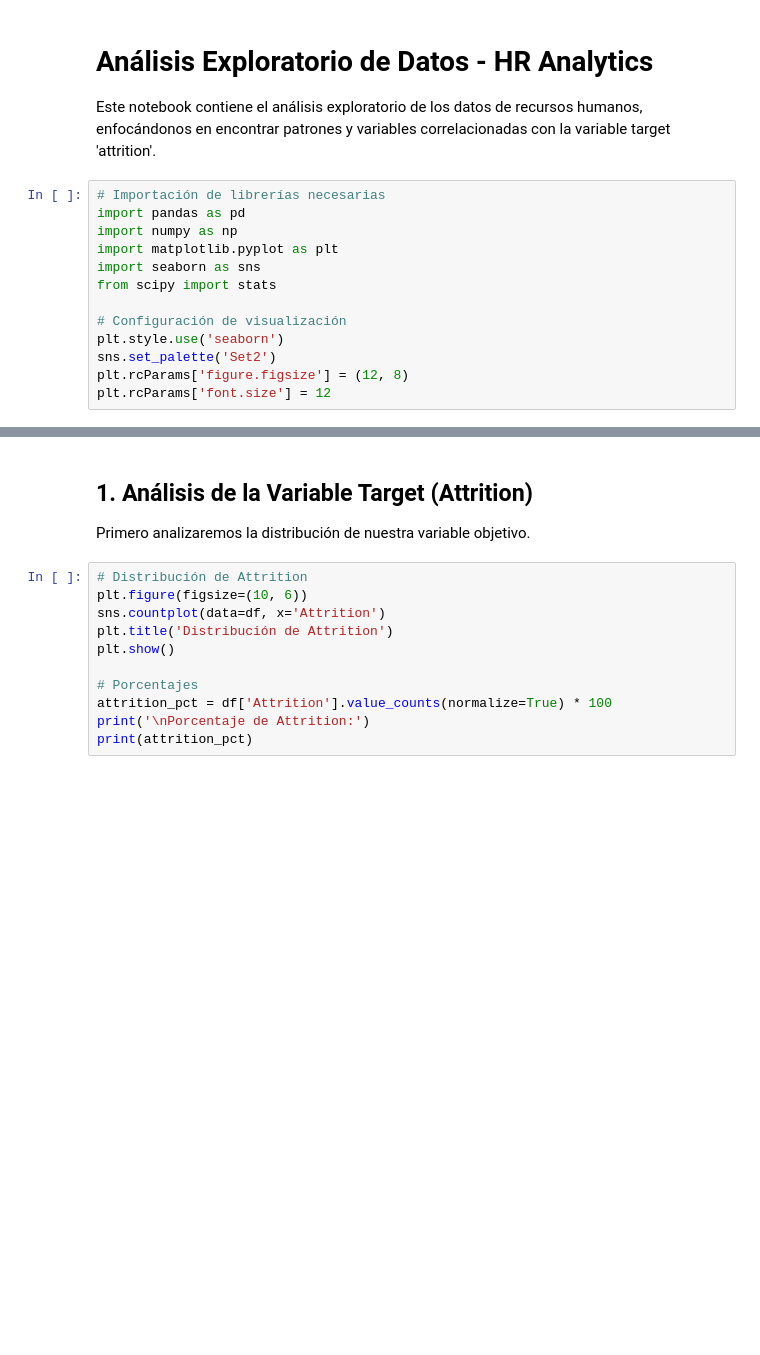
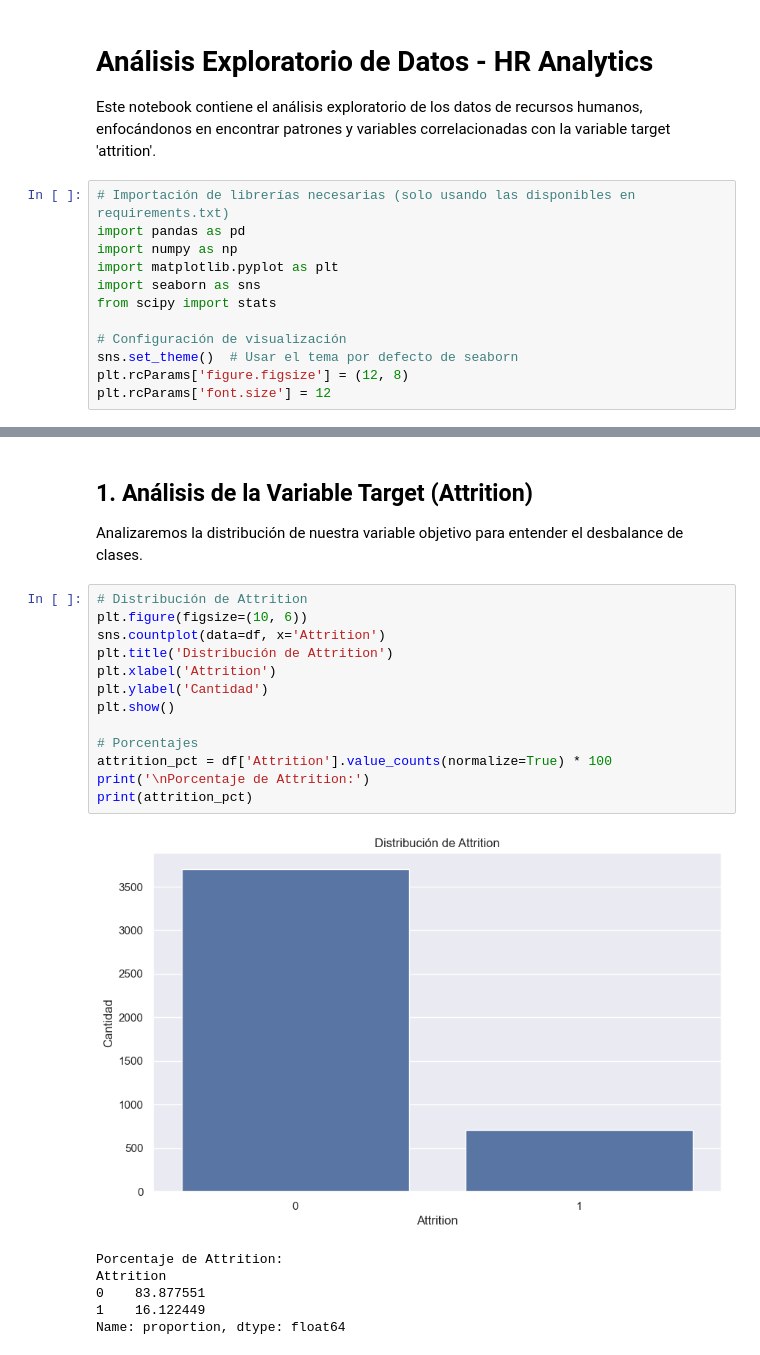
Before and after one commit to aladelca/metodologia_pc1, a Jupyter notebook: notebooks/analisis_exploratorio.ipynb, the cells around one changed output, grey strips where cells are left out. Drawn from its saved outputs; the diff is of its cells as text; blank space fills up the shorter version.

```diff
--- a/notebooks/analisis_exploratorio.ipynb
+++ b/notebooks/analisis_exploratorio.ipynb
@@ -3,7 +3,7 @@
 
 Este notebook contiene el análisis exploratorio de los datos de recursos humanos, enfocándonos en encontrar patrones y variables correlacionadas con la variable target 'attrition'.
 # %%
-# Importación de librerías necesarias
+# Importación de librerías necesarias (solo usando las disponibles en requirements.txt)
 import pandas as pd
 import numpy as np
 import matplotlib.pyplot as plt
@@ -11,7 +11,6 @@ import seaborn as sns
 from scipy import stats
 
 # Configuración de visualización
-plt.style.use('seaborn')
-sns.set_palette('Set2')
+sns.set_theme()  # Usar el tema por defecto de seaborn
 plt.rcParams['figure.figsize'] = (12, 8)
 plt.rcParams['font.size'] = 12
@@ -25,17 +34,26 @@ df.head()
 # %% [markdown]
 ## 1. Análisis de la Variable Target (Attrition)
 
-Primero analizaremos la distribución de nuestra variable objetivo.
+Analizaremos la distribución de nuestra variable objetivo para entender el desbalance de clases.
 # %%
 # Distribución de Attrition
 plt.figure(figsize=(10, 6))
 sns.countplot(data=df, x='Attrition')
 plt.title('Distribución de Attrition')
+plt.xlabel('Attrition')
+plt.ylabel('Cantidad')
 plt.show()
 
 # Porcentajes
 attrition_pct = df['Attrition'].value_counts(normalize=True) * 100
 print('\nPorcentaje de Attrition:')
 print(attrition_pct)
+# %% [output]
+[figure, added]
+Porcentaje de Attrition:
+Attrition
+0    83.877551
+1    16.122449
+Name: proportion, dtype: float64
 # %% [markdown]
 ## 2. Análisis de Variables Numéricas
```
Also changed, not shown: parts of 15 cells of this notebook, 4 other files.
